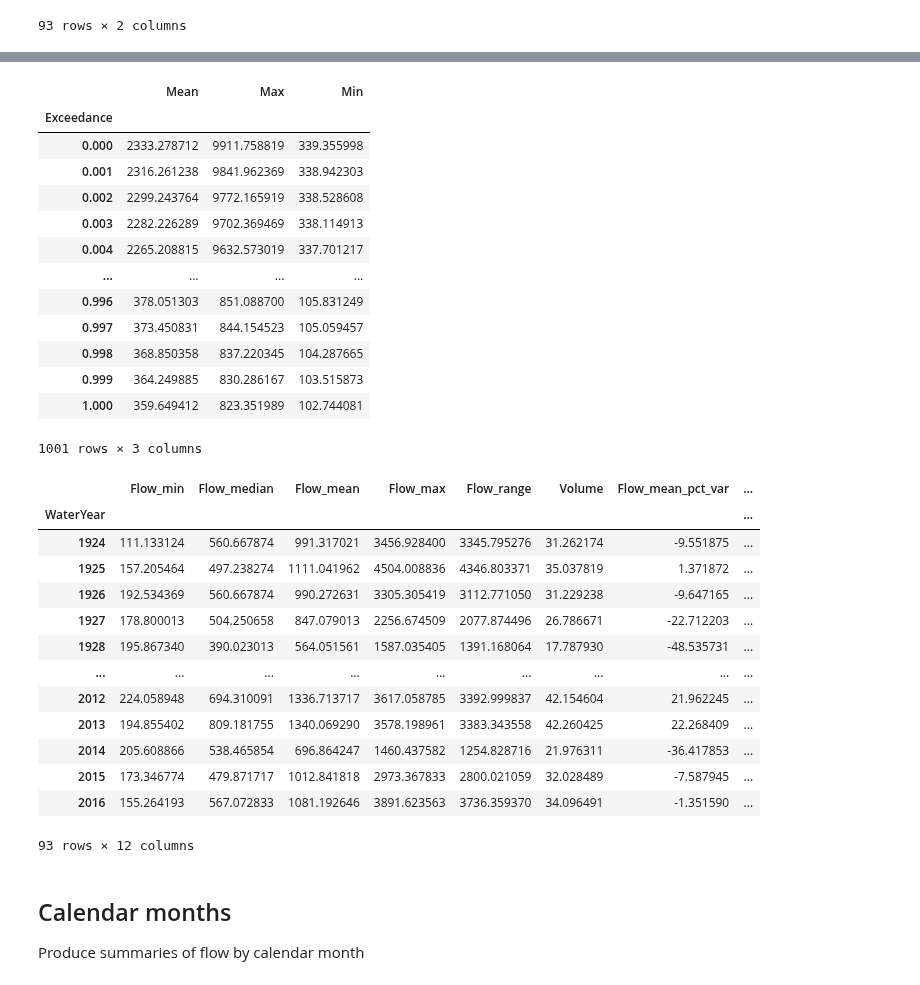
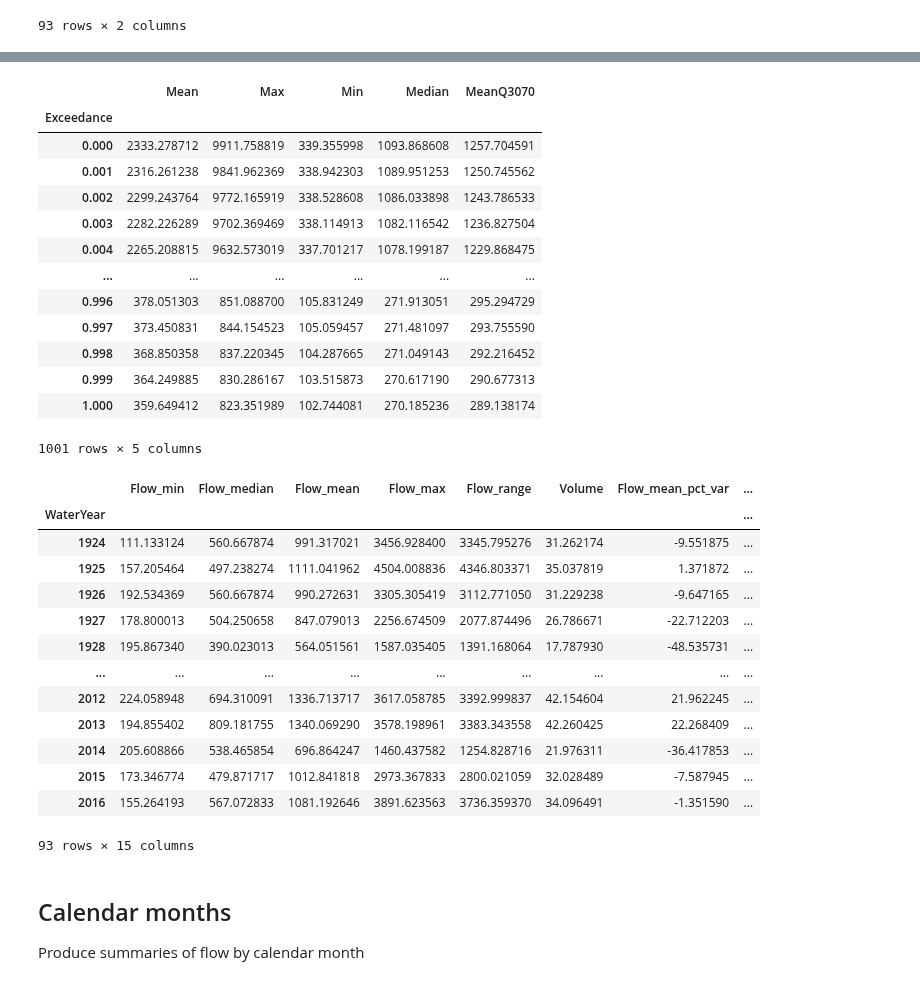
Before and after one commit to AndyFlem/ngonye-notepad, a Jupyter notebook: c_flow_data.ipynb, the cells around one changed output, grey strips where cells are left out. Drawn from its saved outputs; the diff is of its cells as text; code cells hidden in the pictures.

```diff
--- a/c_flow_data.ipynb
+++ b/c_flow_data.ipynb
@@ -215,3 +215,9 @@ yearly.loc[:,['Flow_mean_pct_var','Volume_pct_var']]
 | 2015 | -7.587945 | -7.398587 |
 | 2016 | -1.351590 | -1.419537 |
 93 rows × 2 columns
+# %%
+annual_fdcs=pd.DataFrame(index=np.arange(0,1.01,0.01),columns=np.arange(yearly.index.min(),yearly.index.max()+1,1))
+for col in annual_fdcs.columns:
+    annual_fdcs[col]=np.percentile(daily.loc[daily['WaterYear']==col]['Flow'],((1-annual_fdcs.index)*100))
+
+annual_fdcs
@@ -217,0 +238,3 @@ yearly.loc[:,['Flow_mean_pct_var','Volume_pct_var']]
+# %%
+yearly['MeanQ3070']=annual_fdcs.loc[(annual_fdcs.index>=0.3) & (annual_fdcs.index<=0.7)].mean()
+yearly
@@ -218,26 +256,31 @@ yearly.loc[:,['Flow_mean_pct_var','Volume_pct_var']]
 # %%
 fdc=pd.DataFrame({'Exceedance': np.arange(0,1.001,0.001)}).set_index('Exceedance')
 fdc['Mean']=np.percentile(yearly['Flow_mean'],((1-fdc.index)*100))
 fdc['Max']=np.percentile(yearly['Flow_max'],((1-fdc.index)*100))
 fdc['Min']=np.percentile(yearly['Flow_min'],((1-fdc.index)*100))
+fdc['Median']=np.percentile(yearly['Flow_median'],((1-fdc.index)*100))
+fdc['MeanQ3070']=np.percentile(yearly['MeanQ3070'],((1-fdc.index)*100))
+
 fdc
 # %% [output]
-|  | Mean | Max | Min |
-| Exceedance |  |  |  |
-| 0.000 | 2333.278712 | 9911.758819 | 339.355998 |
-| 0.001 | 2316.261238 | 9841.962369 | 338.942303 |
-| 0.002 | 2299.243764 | 9772.165919 | 338.528608 |
-| 0.003 | 2282.226289 | 9702.369469 | 338.114913 |
-| 0.004 | 2265.208815 | 9632.573019 | 337.701217 |
-| ... | ... | ... | ... |
-| 0.996 | 378.051303 | 851.088700 | 105.831249 |
-| 0.997 | 373.450831 | 844.154523 | 105.059457 |
-| 0.998 | 368.850358 | 837.220345 | 104.287665 |
-| 0.999 | 364.249885 | 830.286167 | 103.515873 |
-| 1.000 | 359.649412 | 823.351989 | 102.744081 |
+|  | Mean | Max | Min | Median | MeanQ3070 |
+| Exceedance |  |  |  |  |  |
+| 0.000 | 2333.278712 | 9911.758819 | 339.355998 | 1093.868608 | 1257.704591 |
+| 0.001 | 2316.261238 | 9841.962369 | 338.942303 | 1089.951253 | 1250.745562 |
+| 0.002 | 2299.243764 | 9772.165919 | 338.528608 | 1086.033898 | 1243.786533 |
+| 0.003 | 2282.226289 | 9702.369469 | 338.114913 | 1082.116542 | 1236.827504 |
+| 0.004 | 2265.208815 | 9632.573019 | 337.701217 | 1078.199187 | 1229.868475 |
+| ... | ... | ... | ... | ... | ... |
+| 0.996 | 378.051303 | 851.088700 | 105.831249 | 271.913051 | 295.294729 |
+| 0.997 | 373.450831 | 844.154523 | 105.059457 | 271.481097 | 293.755590 |
+| 0.998 | 368.850358 | 837.220345 | 104.287665 | 271.049143 | 292.216452 |
+| 0.999 | 364.249885 | 830.286167 | 103.515873 | 270.617190 | 290.677313 |
+| 1.000 | 359.649412 | 823.351989 | 102.744081 | 270.185236 | 289.138174 |
-1001 rows × 3 columns
+1001 rows × 5 columns
 # %%
-yearly['Exceedance']=pd.merge_asof(yearly.reset_index().sort_values('Flow_mean'),fdc.reset_index().sort_values('Mean'),left_on='Flow_mean',right_on='Mean').set_index('WaterYear')['Exceedance']
+yearly['ExceedanceMean']=pd.merge_asof(yearly.reset_index().sort_values('Flow_mean'),fdc.reset_index().sort_values('Mean'),left_on='Flow_mean',right_on='Mean').set_index('WaterYear')['Exceedance']
+yearly['ExceedanceMedian']=pd.merge_asof(yearly.reset_index().sort_values('Flow_median'),fdc.reset_index().sort_values('Median'),left_on='Flow_median',right_on='Median').set_index('WaterYear')['Exceedance']
+yearly['ExceedanceMeanQ3070']=pd.merge_asof(yearly.reset_index().sort_values('MeanQ3070'),fdc.reset_index().sort_values('MeanQ3070'),left_on='MeanQ3070',right_on='MeanQ3070').set_index('WaterYear')['Exceedance']
 yearly
 # %% [output]
 |  | Flow_min | Flow_median | Flow_mean | Flow_max | Flow_range | Volume | Flow_mean_pct_var | ... |
@@ -253,7 +296,7 @@ yearly
 | 2014 | 205.608866 | 538.465854 | 696.864247 | 1460.437582 | 1254.828716 | 21.976311 | -36.417853 | ... |
 | 2015 | 173.346774 | 479.871717 | 1012.841818 | 2973.367833 | 2800.021059 | 32.028489 | -7.587945 | ... |
 | 2016 | 155.264193 | 567.072833 | 1081.192646 | 3891.623563 | 3736.359370 | 34.096491 | -1.351590 | ... |
-93 rows × 12 columns
+93 rows × 15 columns
 # %% [markdown]
 ## Calendar months
 
```
Also changed, not shown: parts of 4 cells of this notebook, 40 other files.
